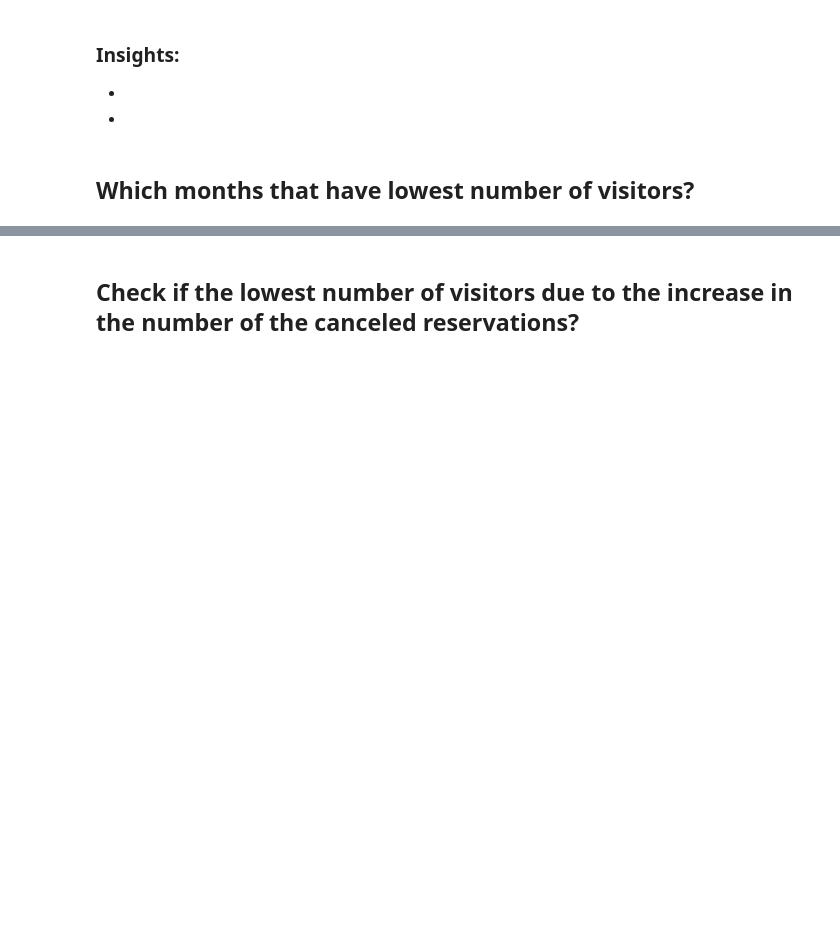
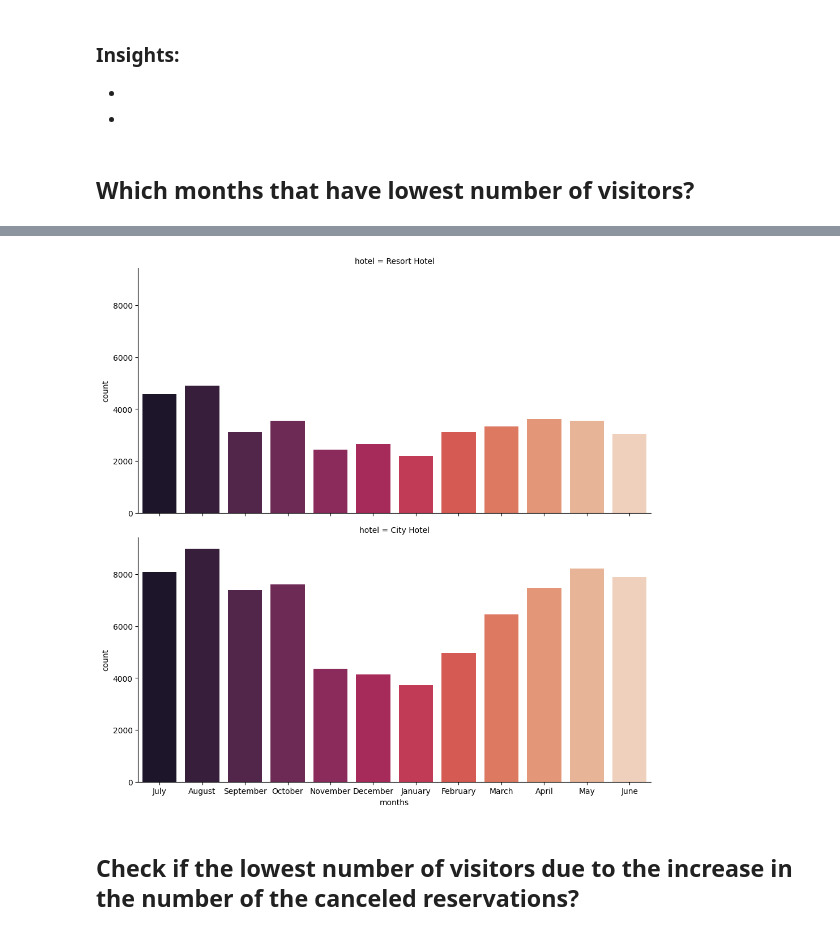
Before and after one commit to Tuwaiq-Data-Science-Bootcamp-V4/PCA-Lab, a Jupyter notebook: CV_Assignment.ipynb, the cells around one changed output, grey strips where cells are left out. Drawn from its saved outputs; the diff is of its cells as text; code cells hidden in the pictures; blank space fills up the shorter version.

```diff
--- a/CV_Assignment.ipynb
+++ b/CV_Assignment.ipynb
@@ -128,2 +176,9 @@ df.describe(include='object')
+# %%
+sns.catplot(data=df, x='arrival_date_month', row='hotel', kind='count', aspect=2, palette="rocket")
+plt.xlabel('months')
+plt.suptitle('')
+plt.show()
+# %% [output]
+[figure, added]
 # %% [markdown]
 ## Check if the lowest number of visitors due to the increase in the number of the canceled reservations?
```
Also changed, not shown: parts of 37 cells of this notebook.
